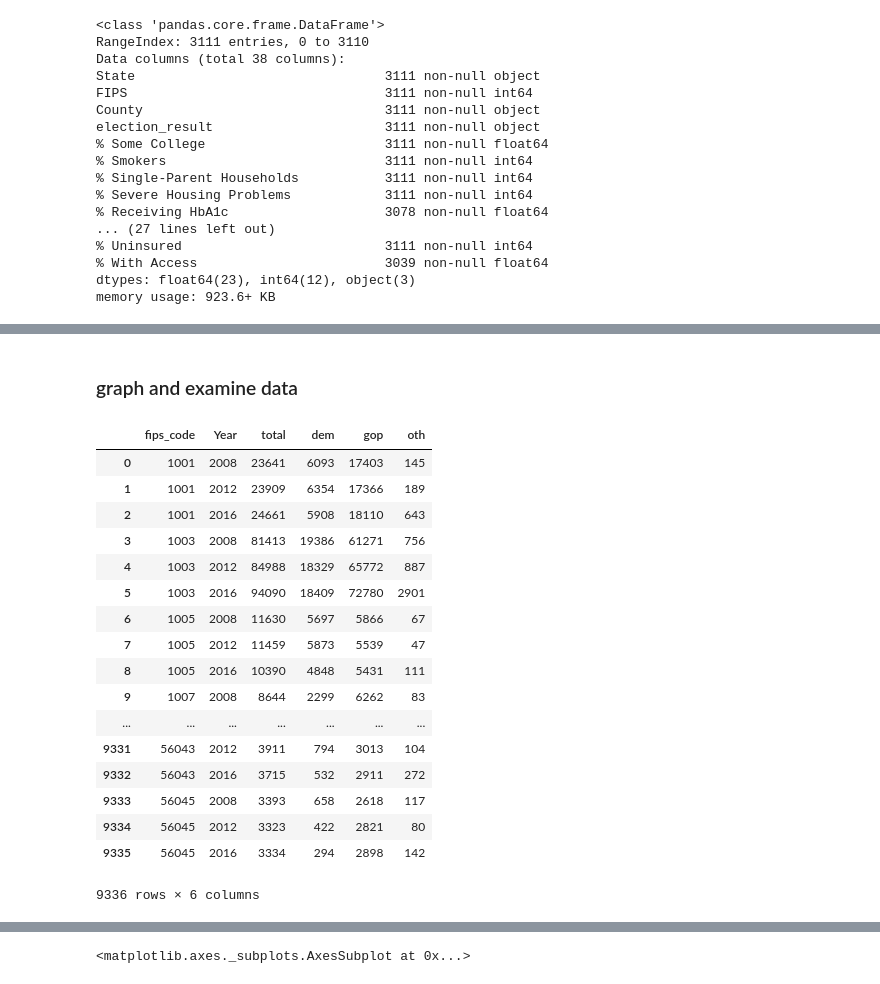
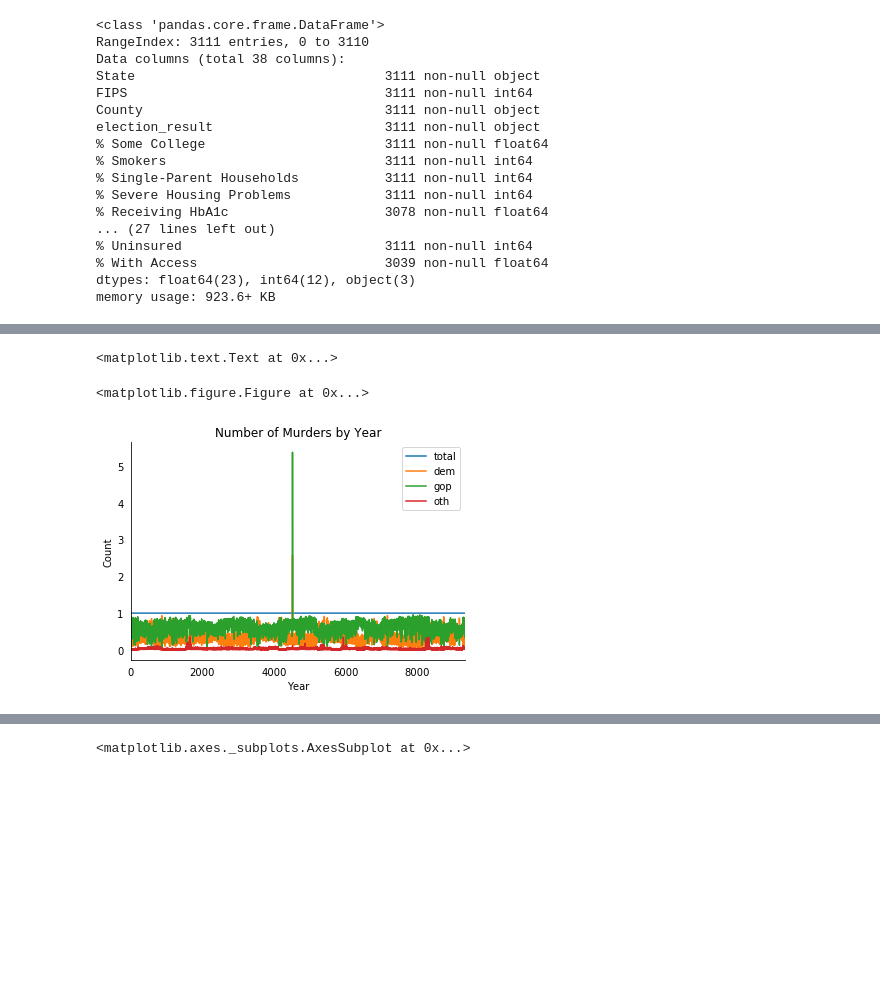
Before and after one commit to slgregoire/election, a Jupyter notebook: Election EDA.ipynb, the cells around one changed output, grey strips where cells are left out. Drawn from its saved outputs; the diff is of its cells as text; code cells hidden in the pictures; blank space fills up the shorter version.

```diff
--- a/Election EDA.ipynb
+++ b/Election EDA.ipynb
@@ -108,23 +67,0 @@ df_demo.describe()
-# %% [markdown]
-### graph and examine data
-# %%
-df_results.select_dtypes(include=[np.number])
-# %% [output]
-|  | fips_code | Year | total | dem | gop | oth |
-| 0 | 1001 | 2008 | 23641 | 6093 | 17403 | 145 |
-| 1 | 1001 | 2012 | 23909 | 6354 | 17366 | 189 |
-| 2 | 1001 | 2016 | 24661 | 5908 | 18110 | 643 |
-| 3 | 1003 | 2008 | 81413 | 19386 | 61271 | 756 |
-| 4 | 1003 | 2012 | 84988 | 18329 | 65772 | 887 |
-| 5 | 1003 | 2016 | 94090 | 18409 | 72780 | 2901 |
-| 6 | 1005 | 2008 | 11630 | 5697 | 5866 | 67 |
-| 7 | 1005 | 2012 | 11459 | 5873 | 5539 | 47 |
-| 8 | 1005 | 2016 | 10390 | 4848 | 5431 | 111 |
-| 9 | 1007 | 2008 | 8644 | 2299 | 6262 | 83 |
-| ... | ... | ... | ... | ... | ... | ... |
-| 9331 | 56043 | 2012 | 3911 | 794 | 3013 | 104 |
-| 9332 | 56043 | 2016 | 3715 | 532 | 2911 | 272 |
-| 9333 | 56045 | 2008 | 3393 | 658 | 2618 | 117 |
-| 9334 | 56045 | 2012 | 3323 | 422 | 2821 | 80 |
-| 9335 | 56045 | 2016 | 3334 | 294 | 2898 | 142 |
-9336 rows × 6 columns
@@ -136,3 +68,19 @@ data = df_results
+# %%
+fig = plt.figure()
+ax = df_results.loc[:,'total':].div(df_results['total'], axis=0).plot()
+
+ax.spines['right'].set_visible(False)
+ax.spines['top'].set_visible(False)
+ax.yaxis.set_ticks_position('none')
+ax.xaxis.set_ticks_position('none')
+
+ax.set_title('Number of Murders by Year')
+ax.set_xlabel('Year')
+ax.set_ylabel('Count')
+# %% [output]
+<matplotlib.text.Text at 0x...>
+<matplotlib.figure.Figure at 0x...>
+[figure, added]
 # %%
 data.loc[:,'total':].div(data['total'], axis=0).boxplot()
 # %% [output]
```
Also changed, not shown: parts of 19 cells of this notebook, 2 other files.
